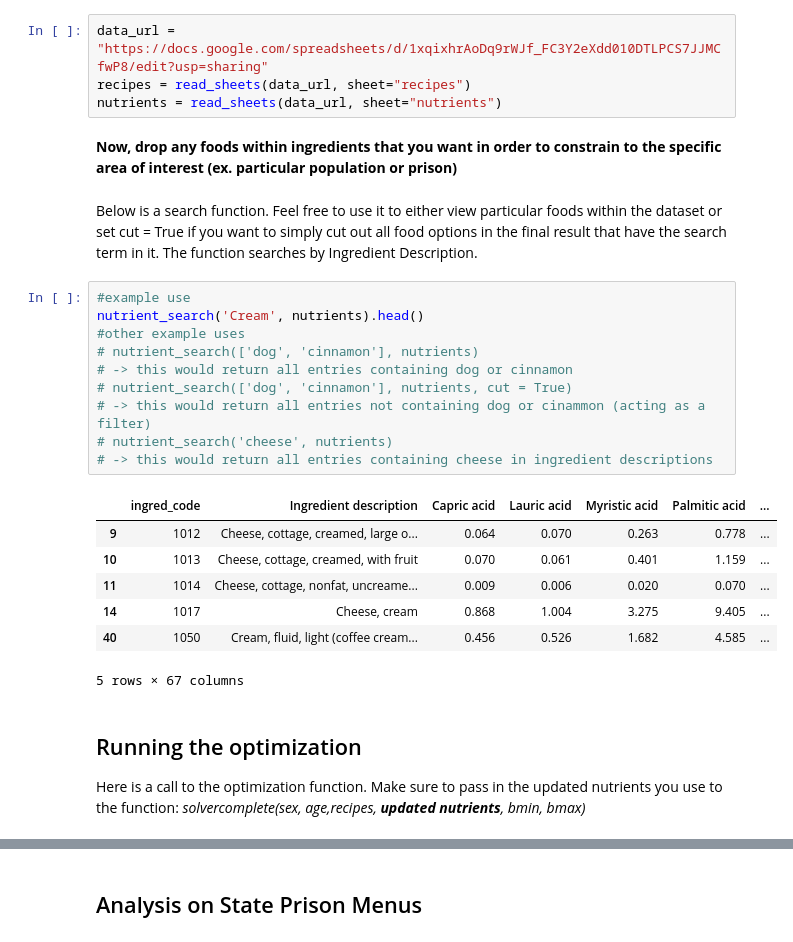
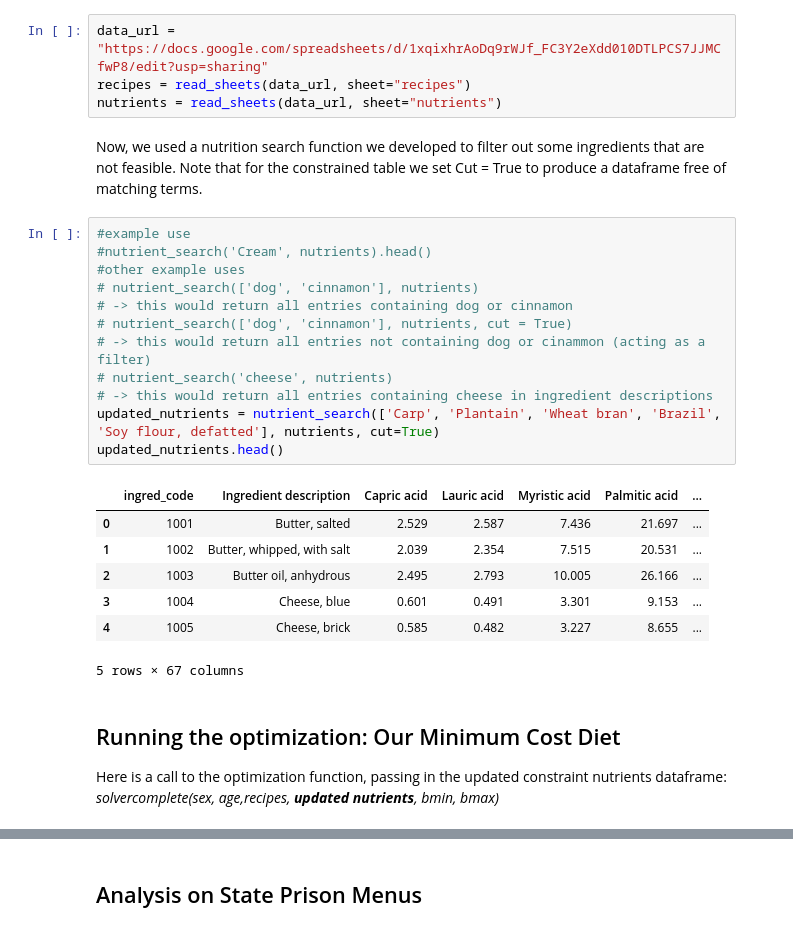
Before and after one commit to jjjunsu/EEP-153-Project-2, a Jupyter notebook: Project 2.ipynb, the cells around one changed output, grey strips where cells are left out. Drawn from its saved outputs; the diff is of its cells as text.

```diff
--- a/Project 2.ipynb
+++ b/Project 2.ipynb
@@ -57,27 +74,27 @@ data_url = "https://docs.google.com/spreadsheets/d/1xqixhrAoDq9rWJf_FC3Y2eXdd010
 recipes = read_sheets(data_url, sheet="recipes")
 nutrients = read_sheets(data_url, sheet="nutrients")
 # %% [markdown]
-**Now, drop any foods within ingredients that you want in order to constrain to the specific area of interest (ex. particular population or prison)**
+Now, we used a nutrition search function we developed to filter out some ingredients that are not feasible. Note that for the constrained table we set Cut = True to produce a dataframe free of matching terms.
-# %% [markdown]
-Below is a search function. Feel free to use it to either view particular foods within the dataset or set cut = True if you want to simply cut out all food options in the final result that have the search term in it. The function searches by Ingredient Description.
 # %%
 #example use
-nutrient_search('Cream', nutrients).head()
+#nutrient_search('Cream', nutrients).head()
 #other example uses
 # nutrient_search(['dog', 'cinnamon'], nutrients)
 # -> this would return all entries containing dog or cinnamon
 # nutrient_search(['dog', 'cinnamon'], nutrients, cut = True)
 # -> this would return all entries not containing dog or cinammon (acting as a filter)
 # nutrient_search('cheese', nutrients)
 # -> this would return all entries containing cheese in ingredient descriptions
+updated_nutrients = nutrient_search(['Carp', 'Plantain', 'Wheat bran', 'Brazil', 'Soy flour, defatted'], nutrients, cut=True)
+updated_nutrients.head()
 # %% [output]
 |  | ingred_code | Ingredient description | Capric acid | Lauric acid | Myristic acid | Palmitic acid | ... |
-| 9 | 1012 | Cheese, cottage, creamed, large o... | 0.064 | 0.070 | 0.263 | 0.778 | ... |
-| 10 | 1013 | Cheese, cottage, creamed, with fruit | 0.070 | 0.061 | 0.401 | 1.159 | ... |
-| 11 | 1014 | Cheese, cottage, nonfat, uncreame... | 0.009 | 0.006 | 0.020 | 0.070 | ... |
-| 14 | 1017 | Cheese, cream | 0.868 | 1.004 | 3.275 | 9.405 | ... |
-| 40 | 1050 | Cream, fluid, light (coffee cream... | 0.456 | 0.526 | 1.682 | 4.585 | ... |
+| 0 | 1001 | Butter, salted | 2.529 | 2.587 | 7.436 | 21.697 | ... |
+| 1 | 1002 | Butter, whipped, with salt | 2.039 | 2.354 | 7.515 | 20.531 | ... |
+| 2 | 1003 | Butter oil, anhydrous | 2.495 | 2.793 | 10.005 | 26.166 | ... |
+| 3 | 1004 | Cheese, blue | 0.601 | 0.491 | 3.301 | 9.153 | ... |
+| 4 | 1005 | Cheese, brick | 0.585 | 0.482 | 3.227 | 8.655 | ... |
 5 rows × 67 columns
 # %% [markdown]
-## Running the optimization
-Here is a call to the optimization function. Make sure to pass in the updated nutrients you use to the function: *solvercomplete(sex, age,recipes, **updated nutrients**, bmin, bmax)*
+## Running the optimization: Our Minimum Cost Diet
+Here is a call to the optimization function, passing in the updated constraint nutrients dataframe: *solvercomplete(sex, age,recipes, **updated nutrients**, bmin, bmax)*
```
Also changed, not shown: parts of 16 cells of this notebook, 2 other files.
